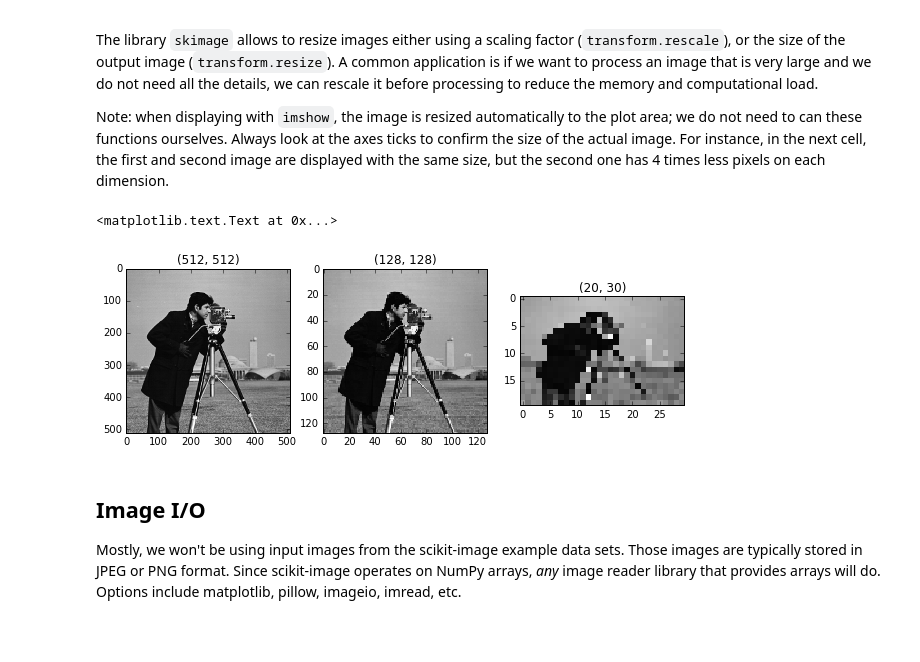
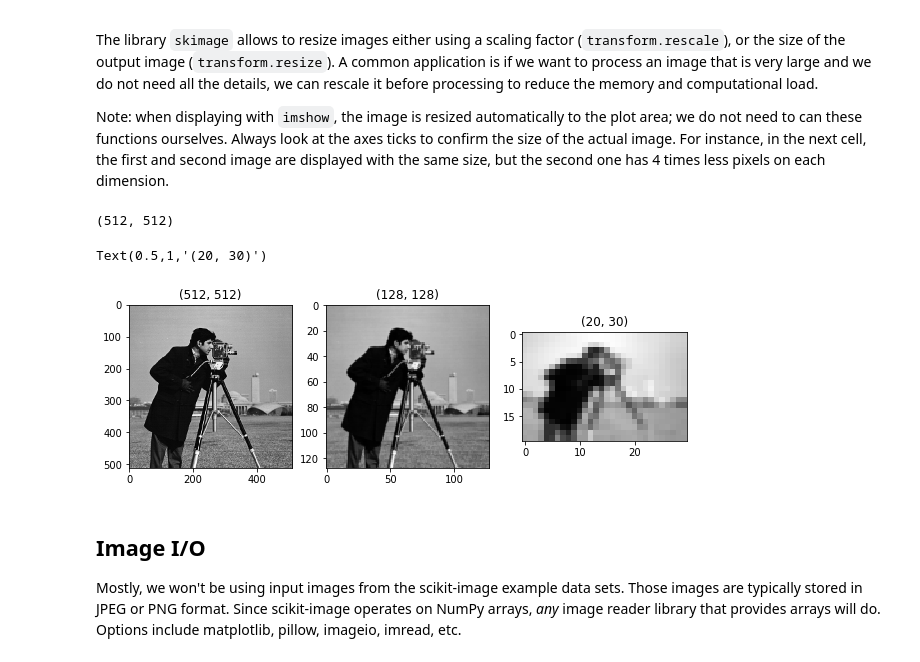
Before and after one commit to rmegret/visionlab, a Jupyter notebook: lectures/00_images_are_arrays.ipynb, the cells around one changed output. Cells and saved outputs as stored; diff of their text form; code cells hidden in the pictures; blank space fills up the shorter version.

```diff
--- a/lectures/00_images_are_arrays.ipynb
+++ b/lectures/00_images_are_arrays.ipynb
@@ -339,19 +340,23 @@ warnings.filterwarnings('default')
 The library `skimage` allows to resize images either using a scaling factor (`transform.rescale`), or the size of the output image (`transform.resize`). A common application is if we want to process an image that is very large and we do not need all the details, we can rescale it before processing to reduce the memory and computational load.
 
 Note: when displaying with `imshow`, the image is resized automatically to the plot area; we do not need to can these functions ourselves. Always look at the axes ticks to confirm the size of the actual image. For instance, in the next cell, the first and second image are displayed with the same size, but the second one has 4 times less pixels on each dimension.
+# %%
+image.shape
+# %% [output]
+(512, 512)
 # %%
 from skimage import transform
 
-image2 = transform.rescale(image, 0.25)
-image3 = transform.resize(image, [20,30])
+image2 = transform.rescale(image, 0.25, multichannel=False, mode='reflect', anti_aliasing=True)
+image3 = transform.resize(image, [20,30], anti_aliasing=True, mode='reflect')
 
 fig, axes = plt.subplots(1,3,figsize=(10,3))
 axes[0].imshow(image);  axes[0].set_title("{}".format(image.shape))
 axes[1].imshow(image2); axes[1].set_title("{}".format(image2.shape))
 axes[2].imshow(image3); axes[2].set_title("{}".format(image3.shape))
 # %% [output]
-<matplotlib.text.Text at 0x...>
+Text(0.5,1,'(20, 30)')
-[figure, old version]
+[figure, new version]
 # %% [markdown]
 ## Image I/O
 
```
Also changed, not shown: parts of 21 cells of this notebook, 1 other file.
